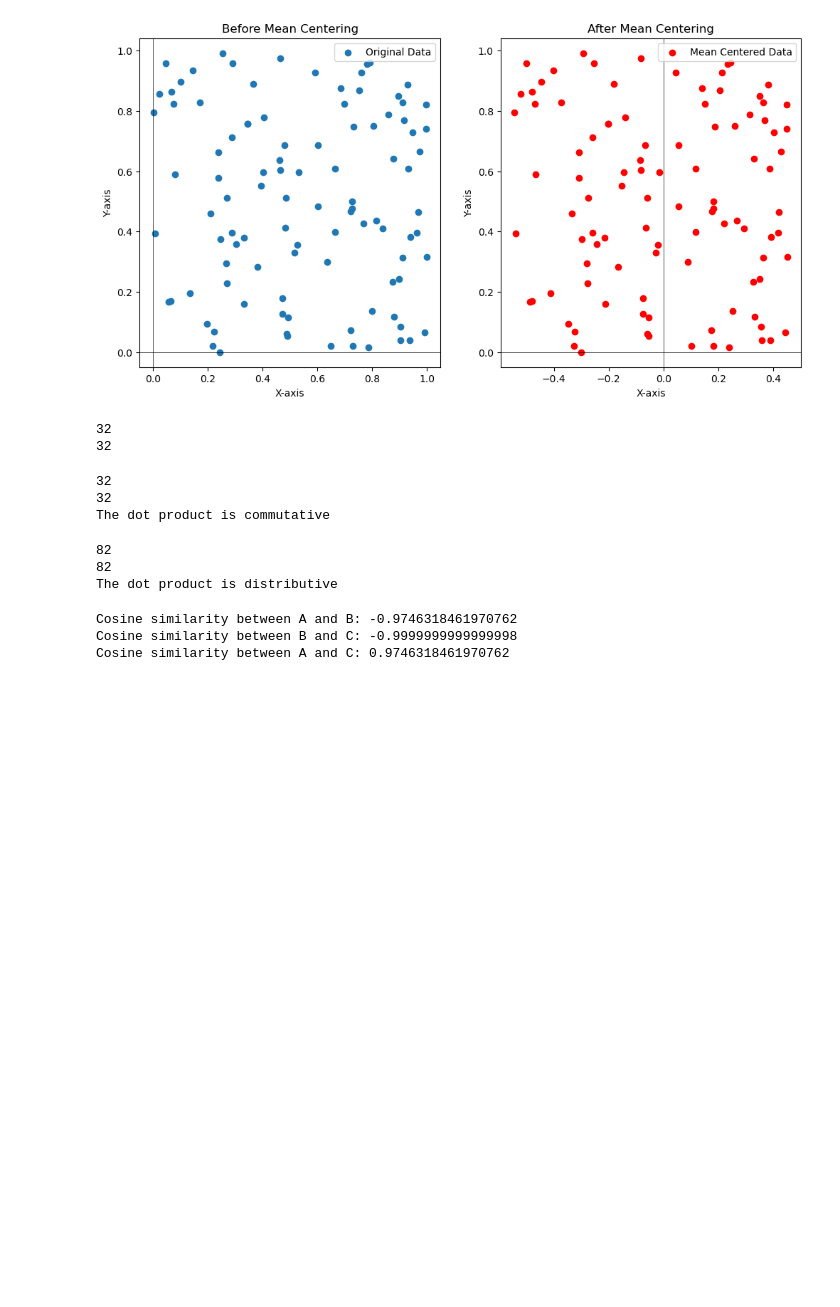
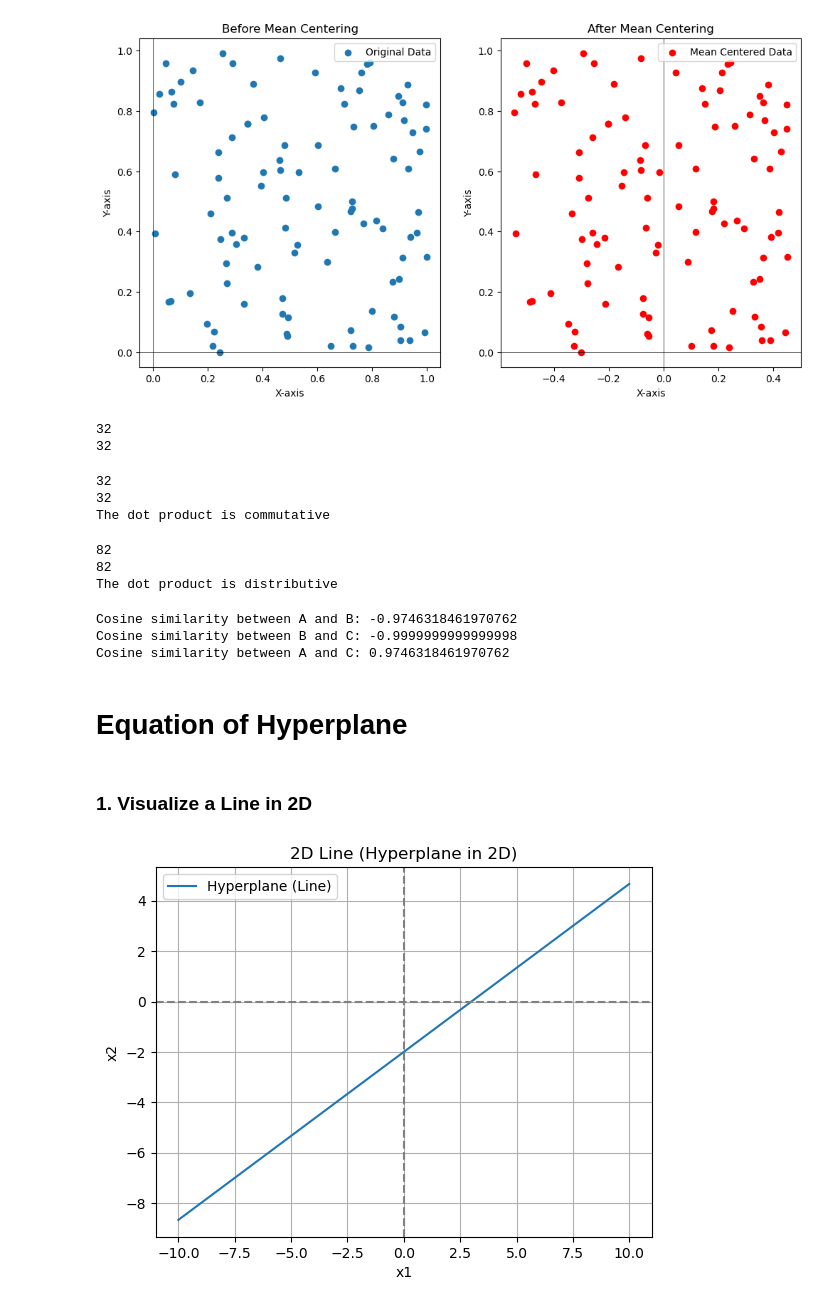
Before and after one commit to imabhishekc/Maths-for-Machine-Learning, a Jupyter notebook: Linear Algebra/vectors.ipynb, the cells around one changed output. Drawn from its saved outputs; the diff is of its cells as text; code cells hidden in the pictures; blank space fills up the shorter version.

```diff
--- a/Linear Algebra/vectors.ipynb
+++ b/Linear Algebra/vectors.ipynb
@@ -256,3 +256,28 @@ print("Cosine similarity between A and C:", cosine_similarity3)
 Cosine similarity between A and B: -0.9746318461970762
 Cosine similarity between B and C: -0.9999999999999998
 Cosine similarity between A and C: 0.9746318461970762
+# %% [markdown]
+# Equation of Hyperplane
+# %% [markdown]
+### 1. Visualize a Line in 2D
+# %%
+import matplotlib.pyplot as plt
+import numpy as np
+
+# Equation: w1*x + w2*y + b = 0 → solve for y
+w1, w2, b = 2, -3, -6
+
+x = np.linspace(-10, 10, 100)
+y = (-w1 * x - b) / w2  # solving for y
+
+plt.plot(x, y, label='Hyperplane (Line)')
+plt.axhline(0, color='gray', linestyle='--')
+plt.axvline(0, color='gray', linestyle='--')
+plt.xlabel("x1")
+plt.ylabel("x2")
+plt.title("2D Line (Hyperplane in 2D)")
+plt.grid(True)
+plt.legend()
+plt.show()
+# %% [output]
+[figure, added]
```
Also changed, not shown: parts of 4 cells of this notebook.
